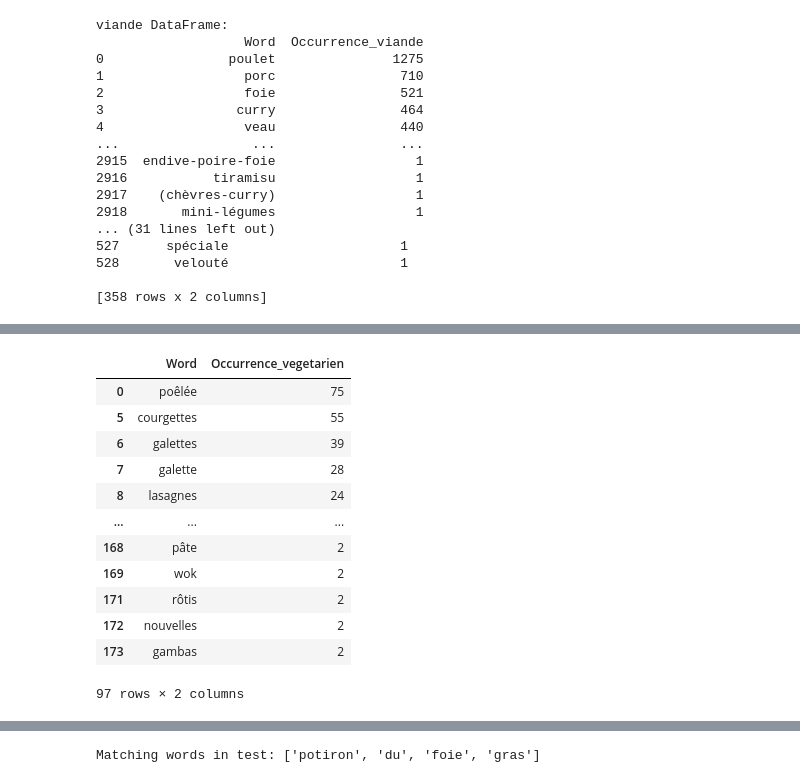
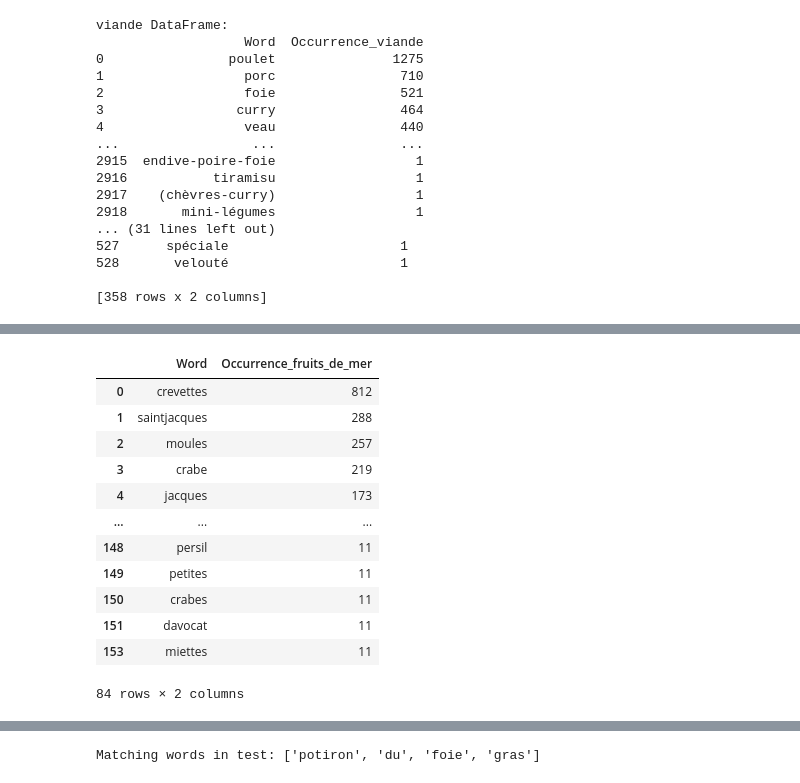
Before and after one commit to Northindochina/vegetarian-menu, a Jupyter notebook: soup_nikola.ipynb, the cells around one changed output, grey strips where cells are left out. Drawn from its saved outputs; the diff is of its cells as text; code cells hidden in the pictures.

```diff
--- a/soup_nikola.ipynb
+++ b/soup_nikola.ipynb
@@ -528,16 +529,16 @@ viande DataFrame:
-# %%
-df_vegetarien
-# %% [output]
-|  | Word | Occurrence_vegetarien |
-| 0 | poêlée | 75 |
-| 5 | courgettes | 55 |
-| 6 | galettes | 39 |
-| 7 | galette | 28 |
-| 8 | lasagnes | 24 |
-| ... | ... | ... |
-| 168 | pâte | 2 |
-| 169 | wok | 2 |
-| 171 | rôtis | 2 |
-| 172 | nouvelles | 2 |
-| 173 | gambas | 2 |
-97 rows × 2 columns
+# %%
+df_fruits_de_mer
+# %% [output]
+|  | Word | Occurrence_fruits_de_mer |
+| 0 | crevettes | 812 |
+| 1 | saintjacques | 288 |
+| 2 | moules | 257 |
+| 3 | crabe | 219 |
+| 4 | jacques | 173 |
+| ... | ... | ... |
+| 148 | persil | 11 |
+| 149 | petites | 11 |
+| 150 | crabes | 11 |
+| 151 | davocat | 11 |
+| 153 | miettes | 11 |
+84 rows × 2 columns
```
Also changed, not shown: parts of 21 cells of this notebook.
